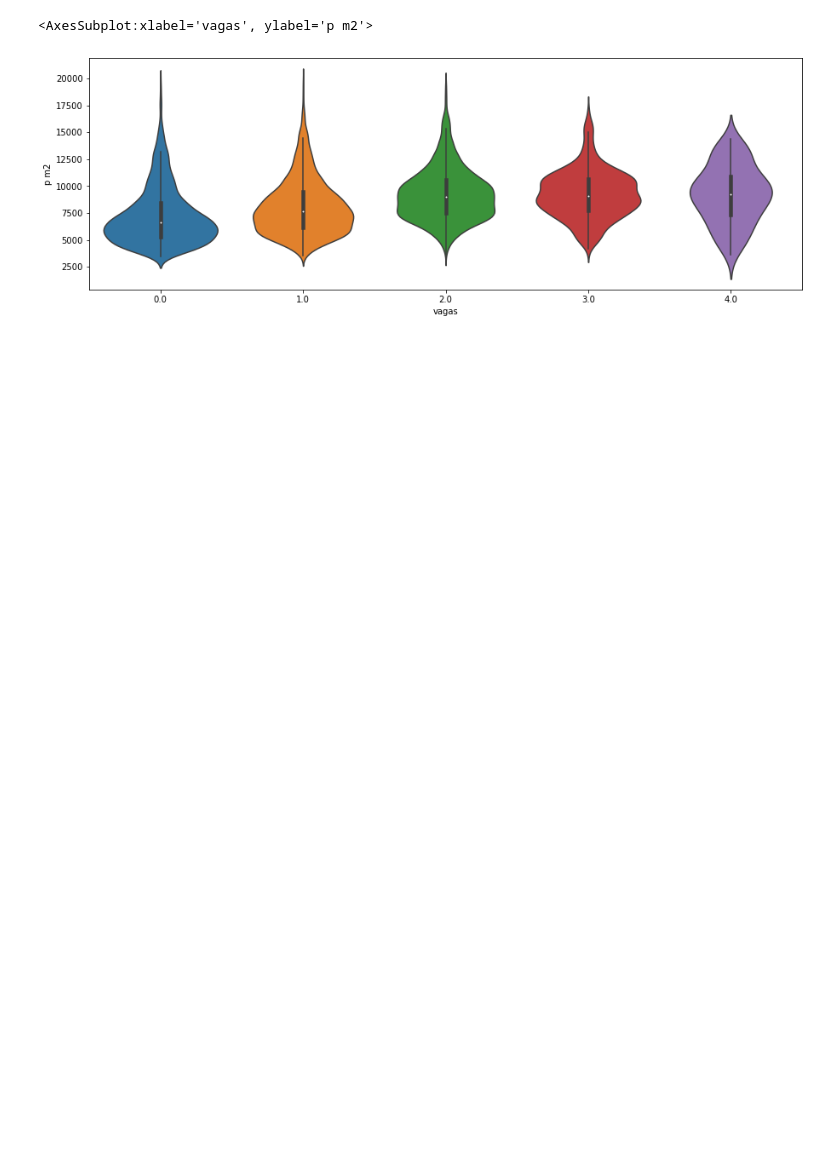
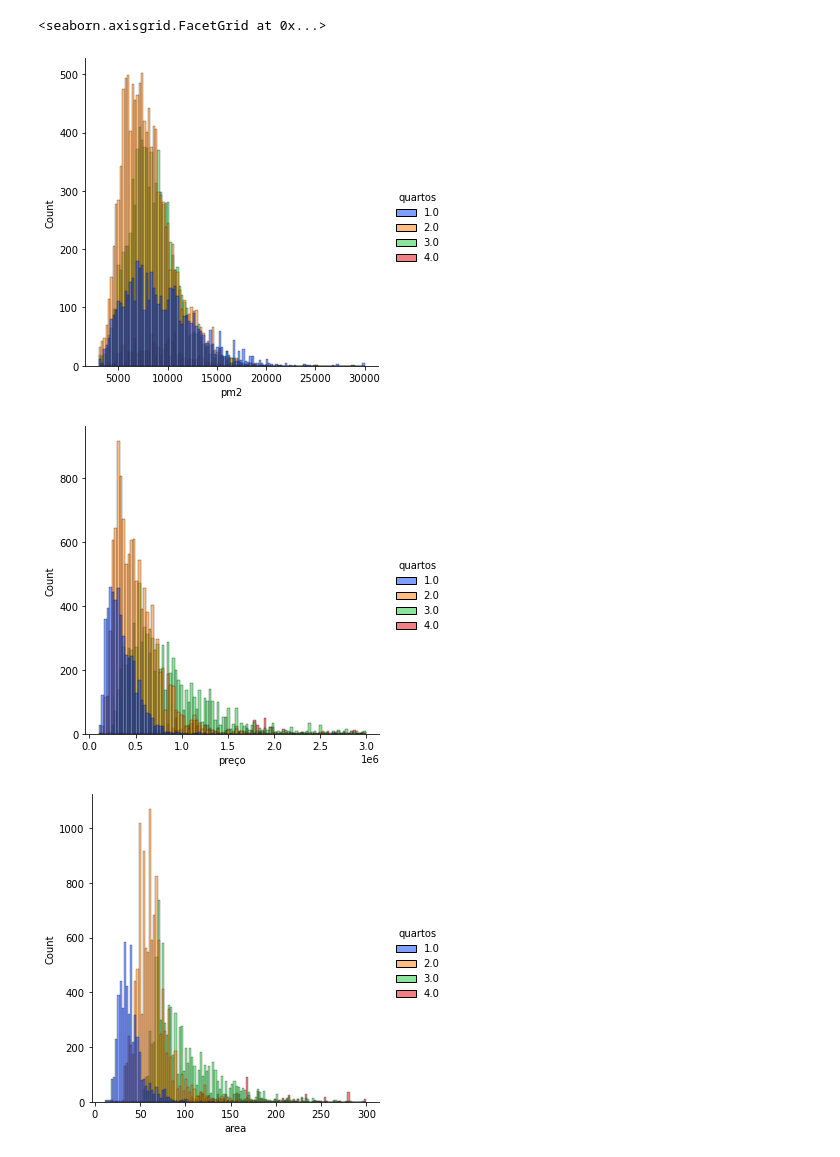
Before and after one commit to caiocezar05/Python-projects, a Jupyter notebook: Imoveis (scrapper e regressão)/Analysis imóveis VivaReal.ipynb, the cells around one changed output. Cells and saved outputs as stored; diff of their text form; code cells hidden in the pictures; blank space fills up the shorter version.

```diff
--- a/Imoveis (scrapper e regressão)/Analysis imóveis VivaReal.ipynb
+++ b/Imoveis (scrapper e regressão)/Analysis imóveis VivaReal.ipynb
@@ -55,0 +31,25 @@ df4
+# %%
+df2 = df[df['status'] == 'usado']
+df3 = df2[df2['area'] >= 10]
+
+
+
+q99 = df3.quantile(.99)
+q01 = df3.quantile(.005)
+
+
+df_cut = df3
+df_cut['cut'] = (df3['area']>q99['area'])|(df3['preço']>q99['preço'])|(df3['pm2'] < 3000)|(df3['pm2'] > 50000)
+
+df3 = df3.drop(df3[(df3['area']>q99['area'])].index)
+df3 = df3.drop(df3[(df3['preço']>q99['preço'])].index)
+df3 = df3.drop(df3[(df3['quartos']>q99['quartos'])].index)
+df3 = df3.drop(df3[(df3['vagas']>q99['vagas'])].index)
+
+df3 = df3.drop(df3[(df3['pm2'] > 30000)].index)
+df3 = df3.drop(df3[(df3['pm2'] < 3000)].index)
+
+
+
+
+df_cut.describe()
@@ -55,0 +72,9 @@ df4
+# %%
+sns.displot(data=df3,x='pm2',hue='quartos',palette='bright')
+sns.displot(data=df3,x='preço',hue='quartos',palette='bright')
+sns.displot(data=df3,x='area',hue='quartos',palette='bright')
+# %% [output]
+<seaborn.axisgrid.FacetGrid at 0x...>
+[figure, added]
+[figure, added]
+[figure, added]
@@ -56,6 +106,3 @@ df4
 # %%
-plt.figure(figsize=(15,5))
-sns.violinplot(y=df3['p m2'],x=df3['vagas'])
+#plt.figure(figsize=(15,5))
+#sns.displot(df3,x='pm2',col='quartos',row='bairro')
-# %% [output]
-<AxesSubplot:xlabel='vagas', ylabel='p m2'>
-[figure, removed]
```
Also changed, not shown: parts of 26 cells of this notebook, 3 other files.
